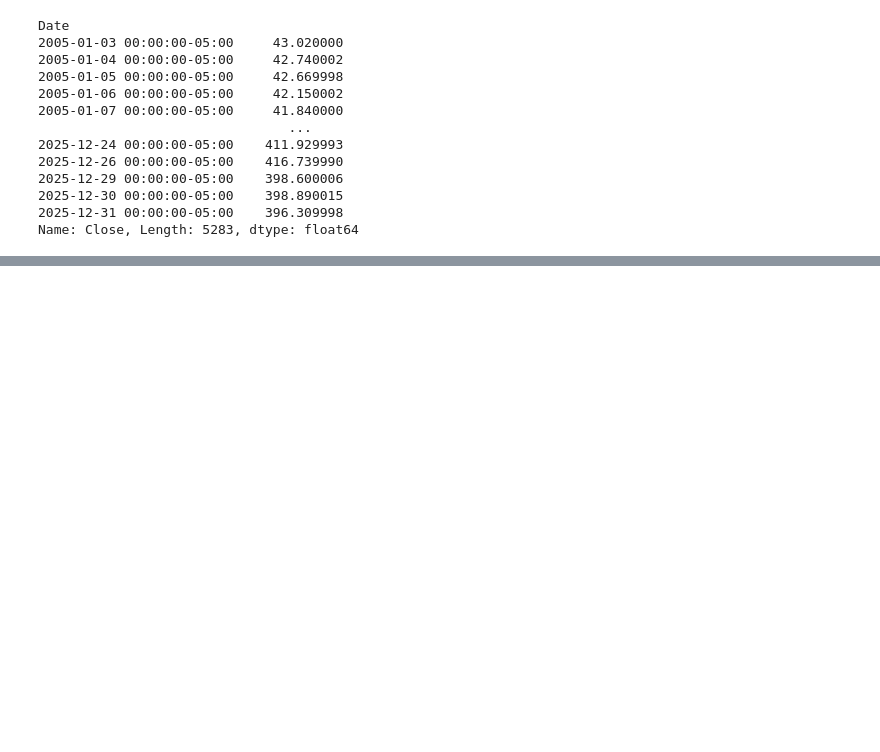
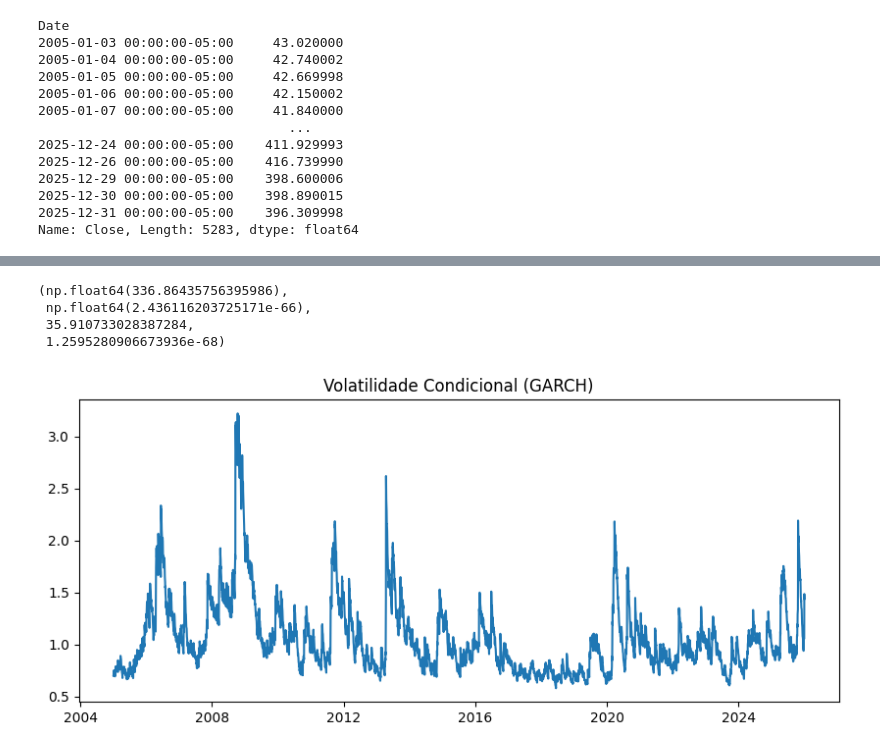
Before and after one commit to iagonmic/timeseries-econometrics-labs, a Jupyter notebook: questions/06_arch_garch.ipynb, the cells around one changed output, grey strips where cells are left out. Saved outputs shown, nothing was run; the diff lists cells and outputs as text; code cells hidden in the pictures; blank space fills up the shorter version.

```diff
--- a/questions/06_arch_garch.ipynb
+++ b/questions/06_arch_garch.ipynb
@@ -45,0 +176,6 @@ Name: Close, Length: 5283, dtype: float64
+# %%
+# vamos usar GARCH agora para ver, já que o modelo apresenta pvalor < 0.05, logo tem heterocedasticidade ainda
+
+model = arch_model(returns, vol="GARCH", p=1, q=1)
+res = model.fit()
+res.summary()
@@ -45,0 +218,18 @@ Name: Close, Length: 5283, dtype: float64
+# %%
+# testando agora com garch
+
+het_arch(res.resid)
+
+# percebemos que ainda há o efeito arch, mas como é raro o modelo conseguir zerar isso, podemos aceitar tendo em mente que a ideia seria testar outras coisas para ver como ficaria
+# %% [output]
+(np.float64(336.86435756395986),
+ np.float64(2.436116203725171e-66),
+ 35.910733028387284,
+ 1.2595280906673936e-68)
+# %%
+plt.figure(figsize=(10,4))
+plt.plot(res.conditional_volatility)
+plt.title("Volatilidade Condicional (GARCH)")
+plt.show()
+# %% [output]
+[figure, added]
```
Also changed, not shown: parts of 11 cells of this notebook.
